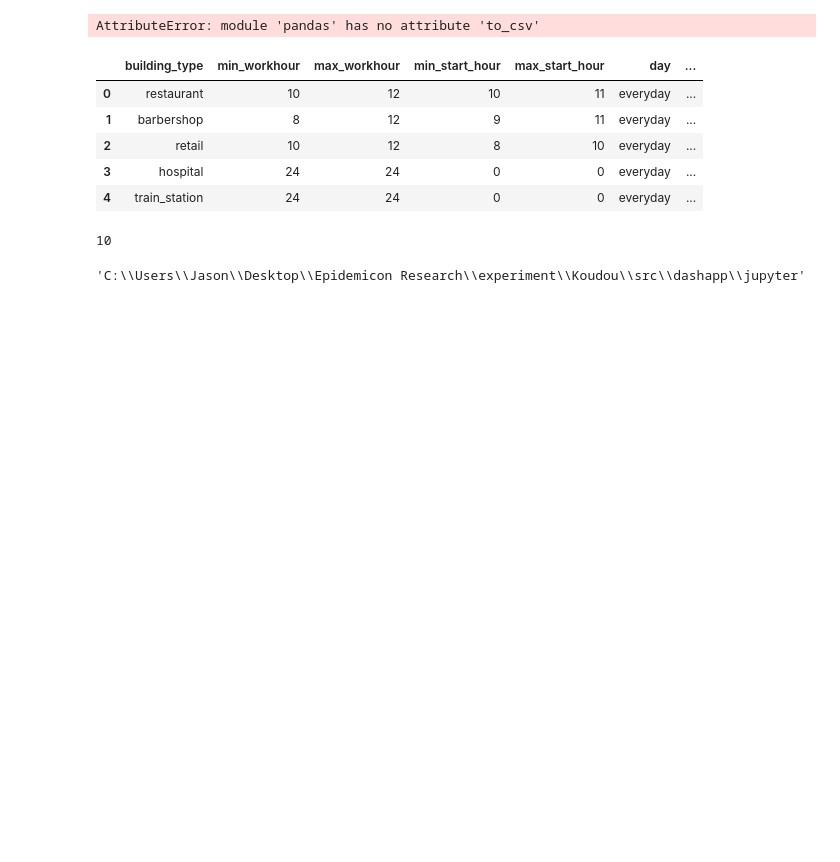
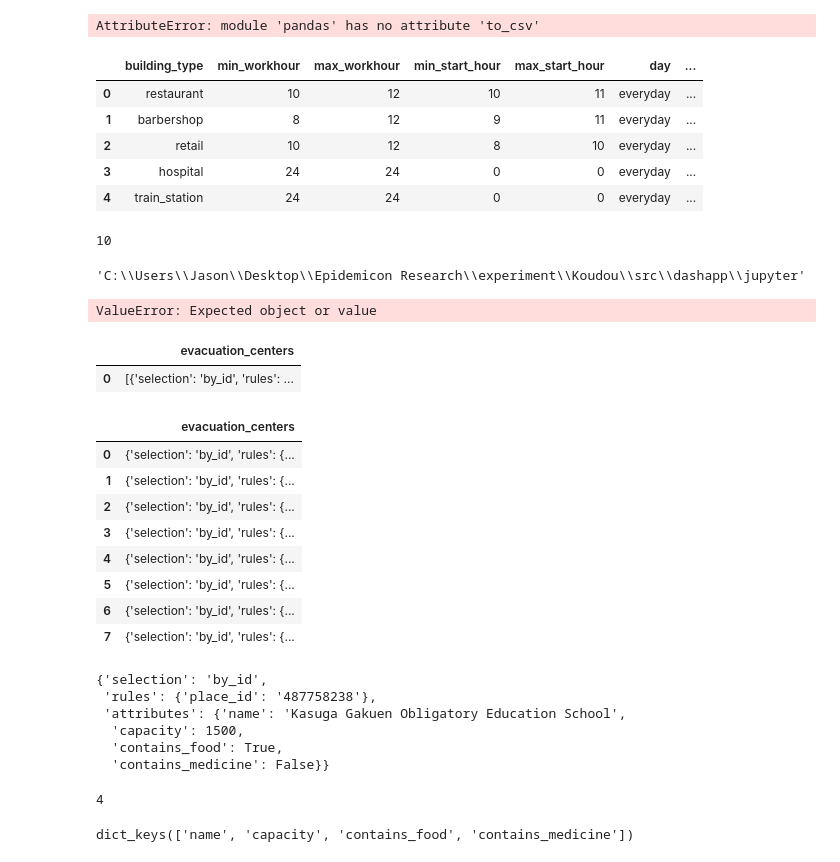
Before and after one commit to rithgroove/Koudou, a Jupyter notebook: src/dashapp/jupyter/test.ipynb, the cells around one changed output. Saved outputs shown, nothing was run; the diff lists cells and outputs as text; code cells hidden in the pictures; blank space fills up the shorter version.

```diff
--- a/src/dashapp/jupyter/test.ipynb
+++ b/src/dashapp/jupyter/test.ipynb
@@ -51,3 +51,11 @@ import os
 os.getcwd()
 # %% [output]
 'C:\\Users\\Jason\\Desktop\\Epidemicon Research\\experiment\\Koudou\\src\\dashapp\\jupyter'
+# %%
+import json
+import pandas as pd
+import os
+
+evacuation_map = pd.read_json(os.getcwd()+'../../../config/map/evacuation_center.json', encoding="utf-8", orient='records')
+# %% [output]
+ValueError: Expected object or value
@@ -53,0 +68,37 @@ os.getcwd()
+# %%
+df
+# %% [output]
+|  | evacuation_centers |
+| 0 | [{'selection': 'by_id', 'rules': ... |
+# %%
+df = pd.read_json('C:\\Users\\Jason\\Desktop\\Epidemicon Research\\experiment\\Koudou\\config\\map\\evacuation_center.json',
+                encoding='utf-8',
+                orient="records")
+df
+# %% [output]
+|  | evacuation_centers |
+| 0 | {'selection': 'by_id', 'rules': {... |
+| 1 | {'selection': 'by_id', 'rules': {... |
+| 2 | {'selection': 'by_id', 'rules': {... |
+| 3 | {'selection': 'by_id', 'rules': {... |
+| 4 | {'selection': 'by_id', 'rules': {... |
+| 5 | {'selection': 'by_id', 'rules': {... |
+| 6 | {'selection': 'by_id', 'rules': {... |
+| 7 | {'selection': 'by_id', 'rules': {... |
+# %%
+df.iloc[0][0]
+# %% [output]
+{'selection': 'by_id',
+ 'rules': {'place_id': '487758238'},
+ 'attributes': {'name': 'Kasuga Gakuen Obligatory Education School',
+  'capacity': 1500,
+  'contains_food': True,
+  'contains_medicine': False}}
+# %%
+len(df.iloc[0][0]['attributes'])
+# %% [output]
+4
+# %%
+df.iloc[1][0]['attributes'].keys()
+# %% [output]
+dict_keys(['name', 'capacity', 'contains_food', 'contains_medicine'])
```
Also changed, not shown: parts of 10 cells of this notebook, 11 other files.
